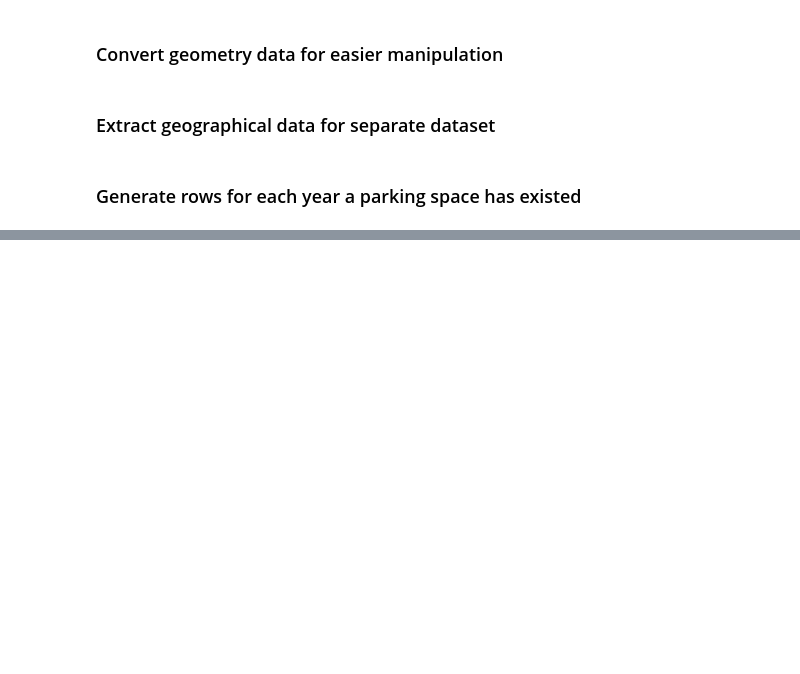
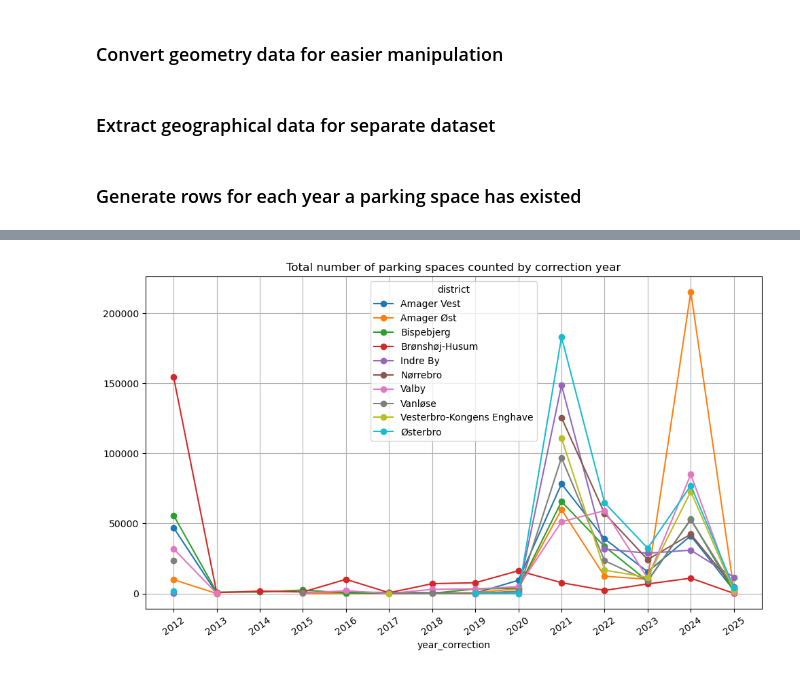
Before and after one commit to AleksandarLukic96/02806_Social_Data, a Jupyter notebook: Project/Data_overview_Parking_Spaces.ipynb, the cells around one changed output, grey strips where cells are left out. Saved outputs shown, nothing was run; the diff lists cells and outputs as text; code cells hidden in the pictures; blank space fills up the shorter version.

```diff
--- a/Project/Data_overview_Parking_Spaces.ipynb
+++ b/Project/Data_overview_Parking_Spaces.ipynb
@@ -260,0 +366,5 @@ df_yearly.to_csv(cleaned_path_yearly, index=False)
+# %%
+col_of_interest = "year_correction"
+df_grouped = df_yearly.groupby([col_of_interest, "district"])["no_of_spaces"].sum().reset_index()
+df_pivot = df_grouped.pivot(index=col_of_interest, columns="district", values="no_of_spaces")
+df_pivot
@@ -260,0 +388,18 @@ df_yearly.to_csv(cleaned_path_yearly, index=False)
+# %%
+# Plot pivotted dataframe as lines
+df_pivot.index = df_pivot.index.astype(int)
+ax = df_pivot.plot(kind="line", marker='o', figsize=(10, 6))
+
+# Force all years to show on the x-axis
+ax.set_xticks(df_pivot.index)  # these are your actual year values
+ax.set_xticklabels(df_pivot.index, rotation=35)  # rotate for readability
+
+# Set title, labels, legeng and grid
+plt.grid(visible=True)
+
+plt.title("Total number of parking spaces counted by correction year")
+
+plt.tight_layout()
+plt.show()
+# %% [output]
+[figure, added]
```
Also changed, not shown: parts of 28 cells of this notebook, 2 other files.
